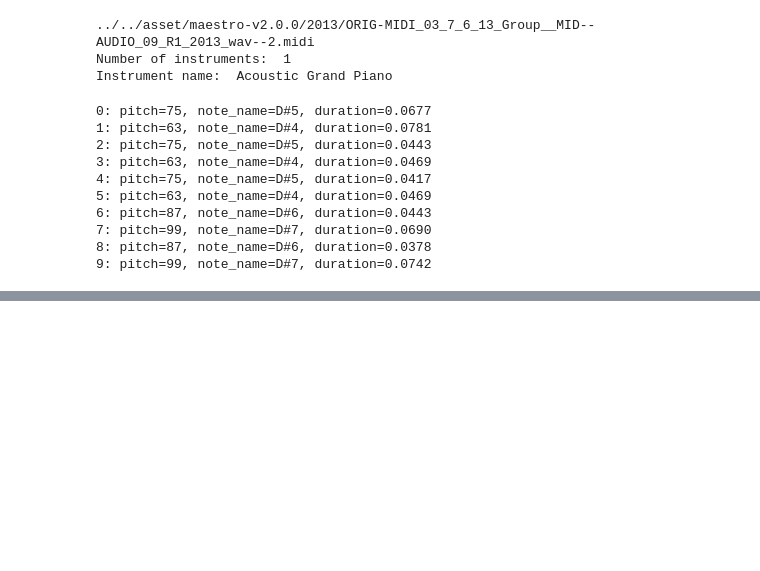
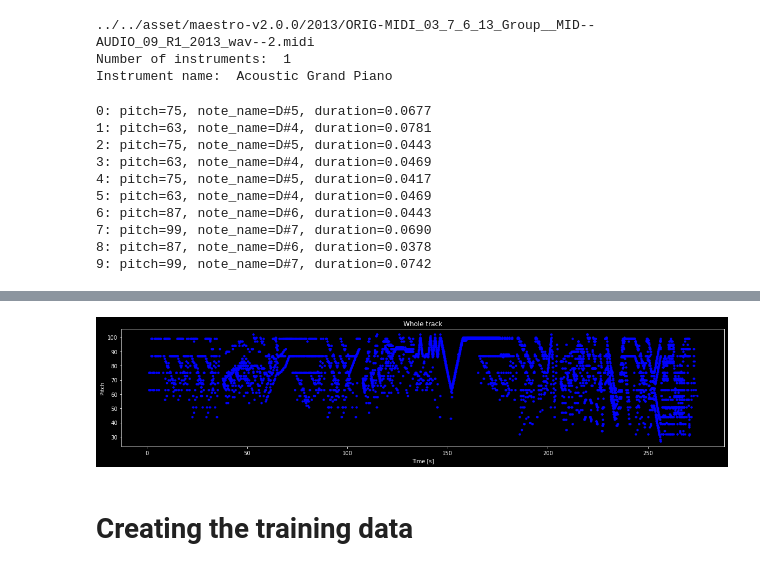
Before and after one commit to Barry0121/AudioVisualizer, a Jupyter notebook: dev/MusicGenearationLSTM/MusicLSTM.ipynb, the cells around one changed output, grey strips where cells are left out. Drawn from its saved outputs; the diff is of its cells as text; code cells hidden in the pictures; blank space fills up the shorter version.

```diff
--- a/dev/MusicGenearationLSTM/MusicLSTM.ipynb
+++ b/dev/MusicGenearationLSTM/MusicLSTM.ipynb
@@ -73,0 +137,6 @@ for index, note in enumerate(instrument.notes[:10]): # look at the first 10 note
+# %%
+plot_piano_roll(raw_notes)
+# %% [output]
+[figure, added]
+# %% [markdown]
+# Creating the training data
```
Also changed, not shown: parts of 15 cells of this notebook, 1 other file.
